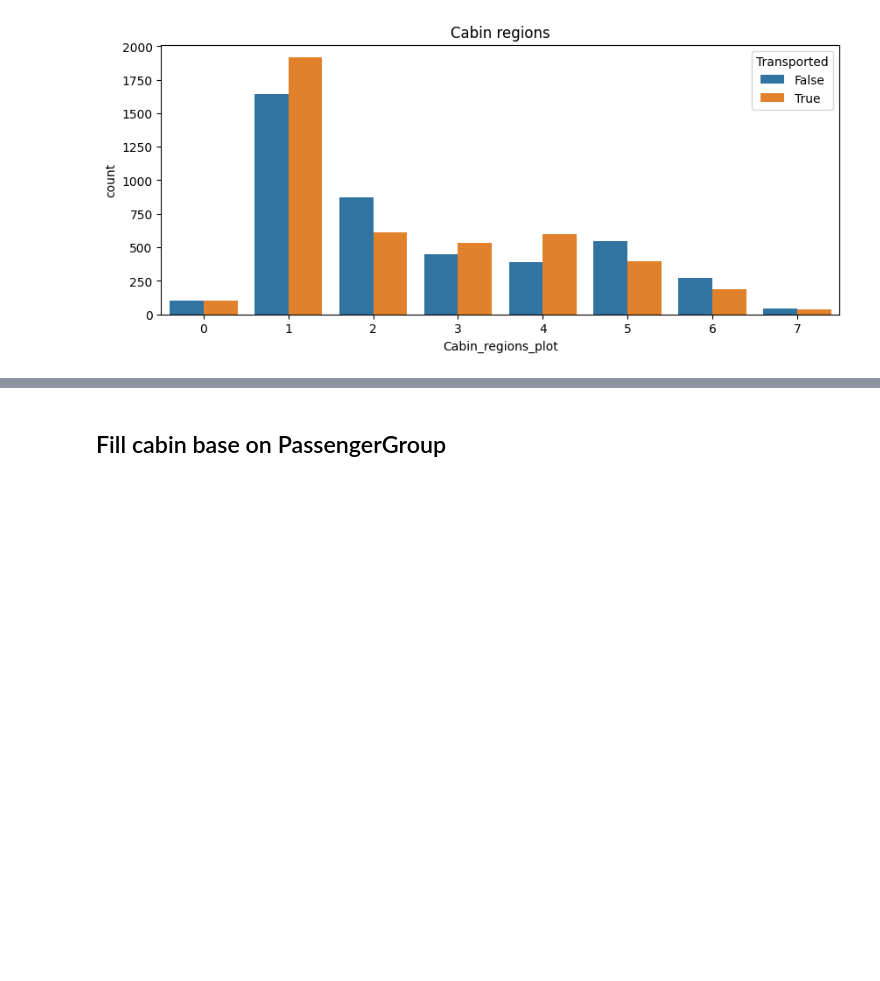
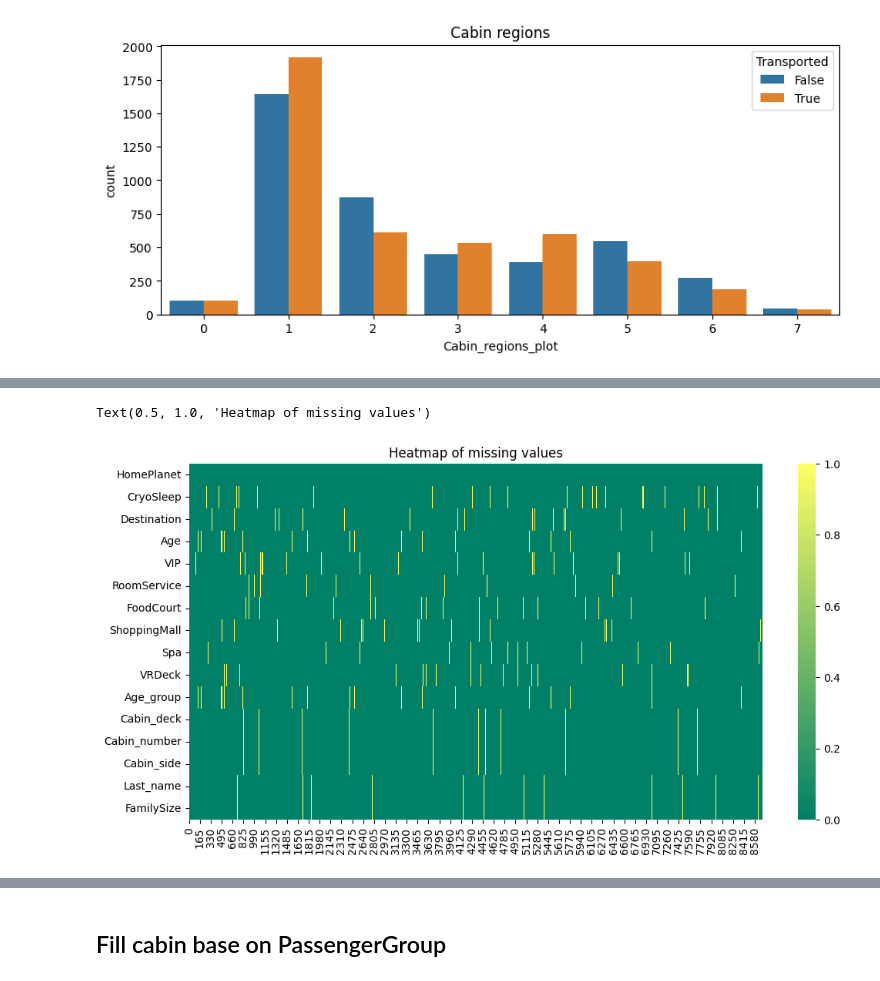
Before and after one commit to YarinArava/SpaceShipTitanic_FinalProject, a Jupyter notebook: Spaceship_Titanic_edited_2.ipynb, the cells around one changed output, grey strips where cells are left out. Saved outputs shown, nothing was run; the diff lists cells and outputs as text; code cells hidden in the pictures; blank space fills up the shorter version.

```diff
--- a/Spaceship_Titanic_edited_2.ipynb
+++ b/Spaceship_Titanic_edited_2.ipynb
@@ -453,0 +531,9 @@ df.head()
+# %%
+na_cols=df.columns[df.isna().any()].tolist()
+# Heatmap of missing values
+plt.figure(figsize=(12,6))
+sns.heatmap(df[na_cols].isna().T, cmap='summer')
+plt.title('Heatmap of missing values')
+# %% [output]
+Text(0.5, 1.0, 'Heatmap of missing values')
+[figure, added]
```
Also changed, not shown: parts of 50 cells of this notebook.
